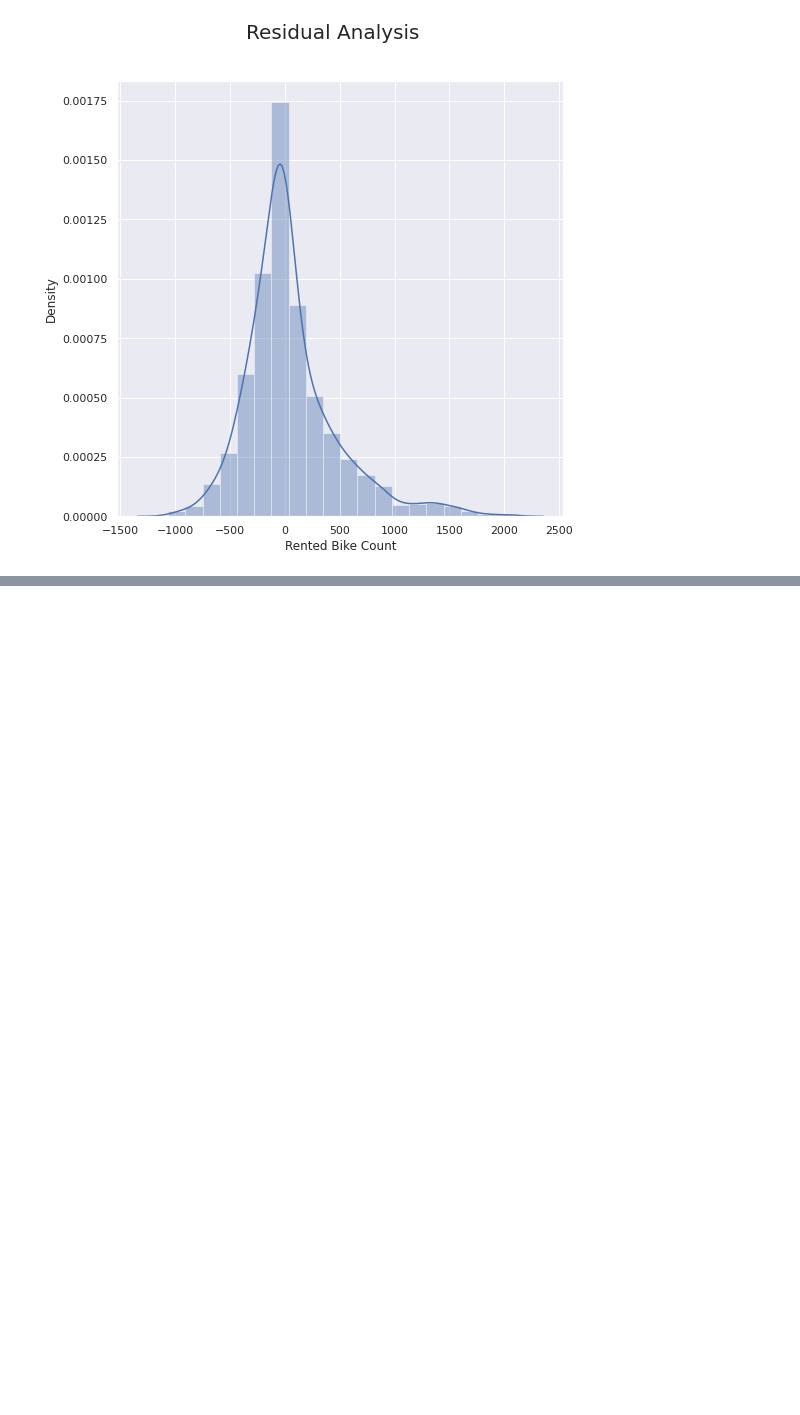
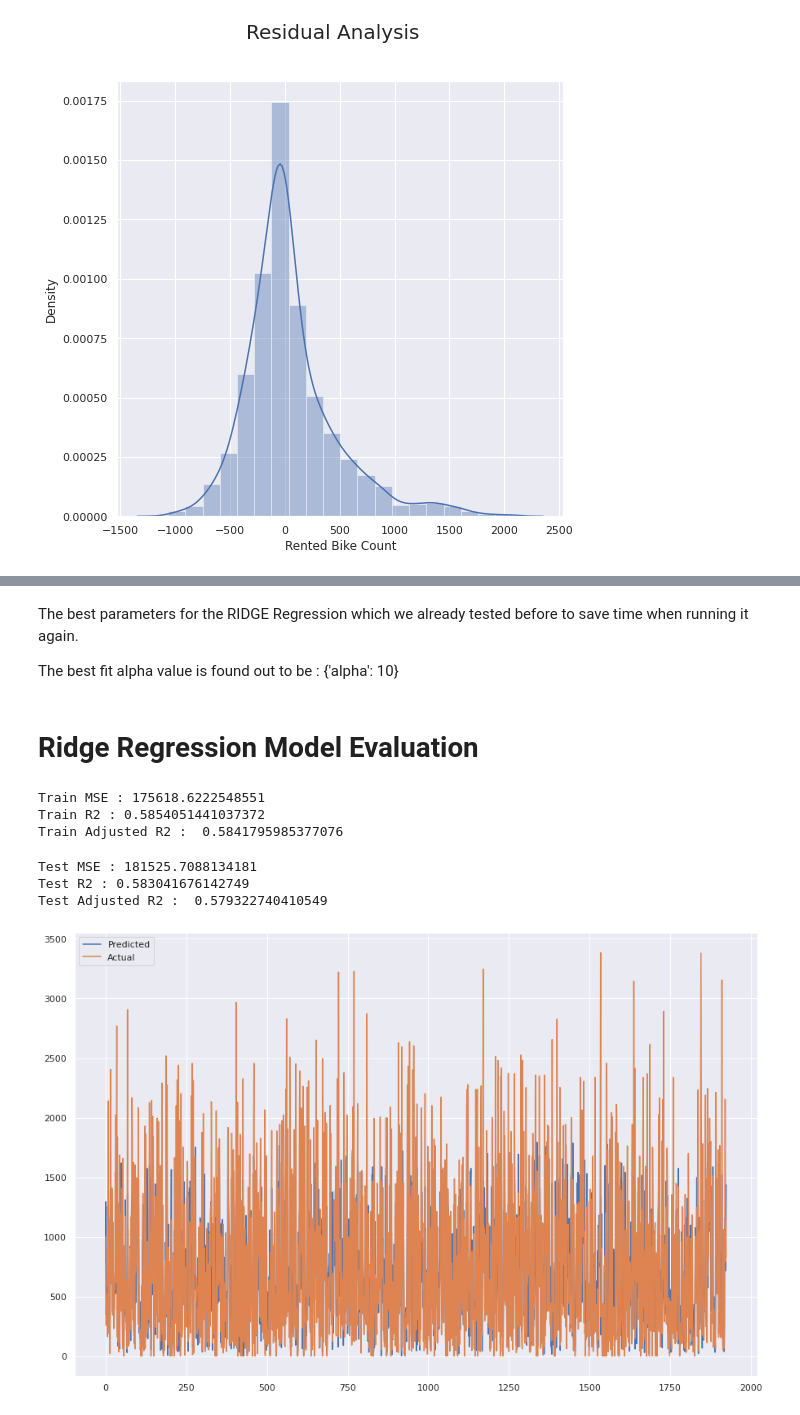
Before and after one commit to shubham-bhadouria/-Seoul-Bike-Sharing-Demand-Prediction, a Jupyter notebook: Copy_of_Copy_of_Bike_Sharing_Demand_Prediction_Capstone_Project.ipynb, the cells around one changed output, grey strips where cells are left out. Saved outputs shown, nothing was run; the diff lists cells and outputs as text; code cells hidden in the pictures; blank space fills up the shorter version.

```diff
--- a/Copy_of_Copy_of_Bike_Sharing_Demand_Prediction_Capstone_Project.ipynb
+++ b/Copy_of_Copy_of_Bike_Sharing_Demand_Prediction_Capstone_Project.ipynb
@@ -673,0 +676,9 @@ Text(0.5, 0.98, 'Residual Analysis')
+# %%
+from sklearn.linear_model import Ridge
+#Cross validation
+ridge = Ridge()
+parameters = {'alpha': [1e-15,1e-13,1e-10,1e-8,1e-5,1e-4,1e-3,1e-2,1e-1,1,5,10,20,30,40,45,50,55,60,100]}
+ridge_regressor = GridSearchCV(ridge, parameters, scoring='r2', cv=5)
+# %%
+#Apply model on train dataset
+ridge_regressor.fit(X_train, y_train)
@@ -673,0 +697,47 @@ Text(0.5, 0.98, 'Residual Analysis')
+# %% [markdown]
+The best parameters for the RIDGE Regression which we already tested before to save time when running it again.
+
+The best fit alpha value is found out to be : {'alpha': 10}
+# %%
+# #predicted value of train and test dataset
+y_pred_ridge_train=ridge_regressor.predict(X_train)
+y_pred_ridge_test = ridge_regressor.predict(X_test)
+# %% [markdown]
+# Ridge Regression Model Evaluation
+# %%
+#Train Data Evaluation Metrics
+ridge_train_mse  = mean_squared_error(y_train**2, y_pred_ridge_train**2)
+print("Train MSE :" , ridge_train_mse)
+
+ridge_train_r2 = r2_score(y_train**2, y_pred_ridge_train**2)
+print("Train R2 :" ,ridge_train_r2)
+
+ridge_train_adjusted_r2= 1-(1-r2_score(y_train**2, y_pred_ridge_train**2))*((X_train.shape[0]-1)/(X_train.shape[0]-X_train.shape[1]-1))
+print("Train Adjusted R2 : ", ridge_train_adjusted_r2)
+# %% [output]
+Train MSE : 175618.6222548551
+Train R2 : 0.5854051441037372
+Train Adjusted R2 :  0.5841795985377076
+# %%
+#Test Data Evaluation Metrics
+ridge_test_mse  = mean_squared_error(y_test**2, y_pred_ridge_test**2)
+print("Test MSE :" , ridge_test_mse)
+
+ridge_test_r2 = r2_score(y_test**2, y_pred_ridge_test**2)
+print("Test R2 :" ,ridge_test_r2)
+
+ridge_test_adjusted_r2= 1-(1-r2_score(y_test**2, y_pred_ridge_test**2))*((X_test.shape[0]-1)/(X_test.shape[0]-X_test.shape[1]-1))
+print("Test Adjusted R2 : ", ridge_test_adjusted_r2)
+# %% [output]
+Test MSE : 181525.7088134181
+Test R2 : 0.583041676142749
+Test Adjusted R2 :  0.579322740410549
+# %%
+# Actual vs Predicted
+plt.figure(figsize=(15,10))
+plt.plot((y_pred_ridge_test)**2)
+plt.plot(np.array((y_test)**2))
+plt.legend(["Predicted","Actual"])
+plt.show()
+# %% [output]
+[figure, added]
```
Also changed, not shown: parts of 5 cells of this notebook.
